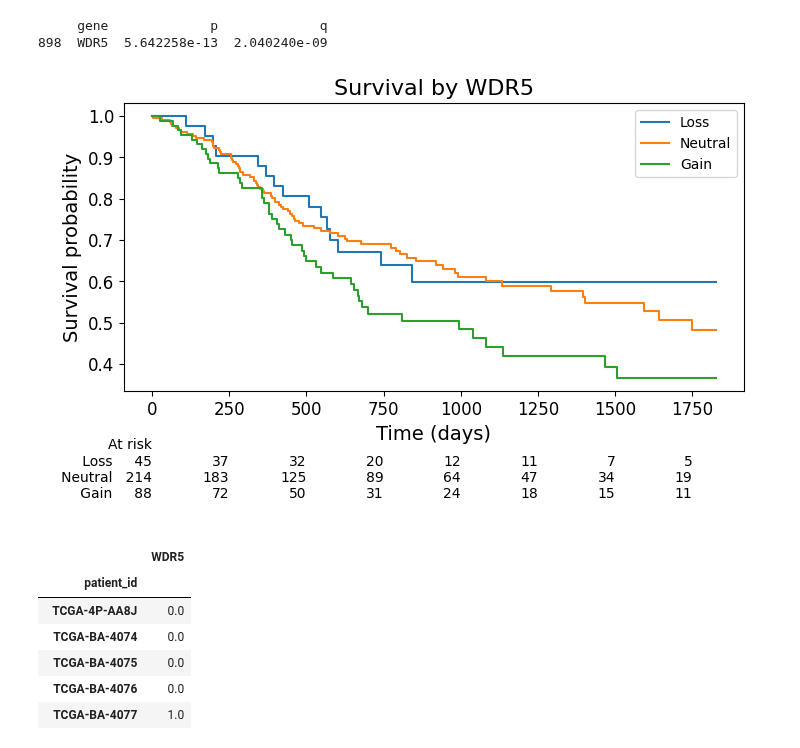
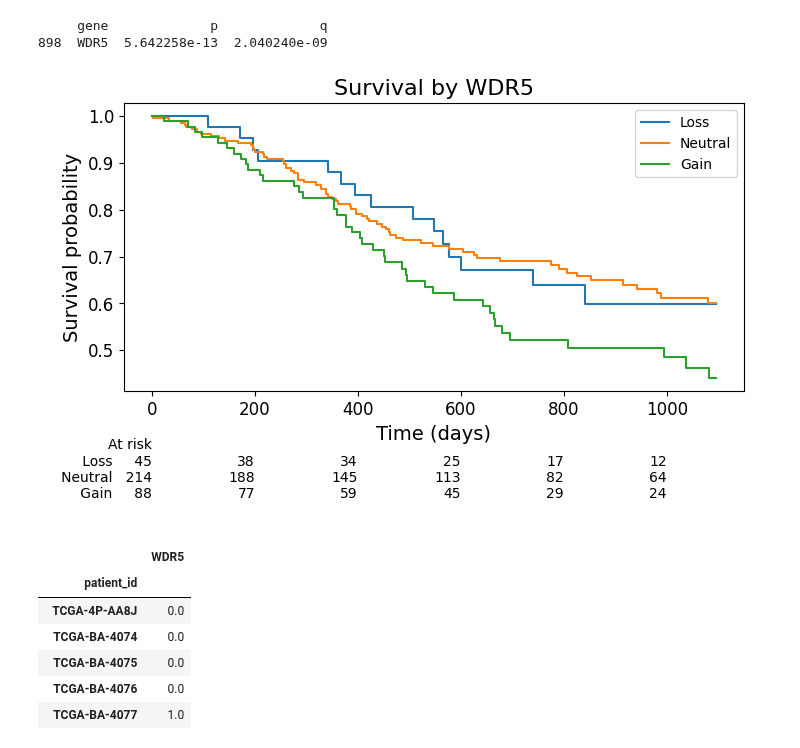
Before and after one commit to Harrison-Q-Ma/BNFO285_Projects, a Jupyter notebook: project_5/Wenshu/CNV_features.ipynb, the cells around one changed output. Saved outputs shown, nothing was run; the diff lists cells and outputs as text; code cells hidden in the pictures.

Commit message:
modify cutoff to 3 years

```diff
--- a/project_5/Wenshu/CNV_features.ipynb
+++ b/project_5/Wenshu/CNV_features.ipynb
@@ -144,11 +144,11 @@ def plot_km_with_cutoff(df, gene, cutoff_days=5*365):
     ax.legend(['Loss', 'Neutral', 'Gain'], fontsize=10)
     plt.show()
 # %%
-cutoff=5*365
+cutoff=3*365
 for gene in km_df[km_df["q"] < 0.05]["gene"]:
     plot_km_with_cutoff(df, gene, cutoff_days=cutoff)
 # %% [output]
-[figure, old version]
+[figure, new version]
 # %%
 significant_feature_mat = df[[gene for gene in km_df[km_df["q"] < 0.05]["gene"]]]
 significant_feature_mat.index = df['patient_id']
```
Also changed, not shown: parts of 1 cell of this notebook, 1 other file.
